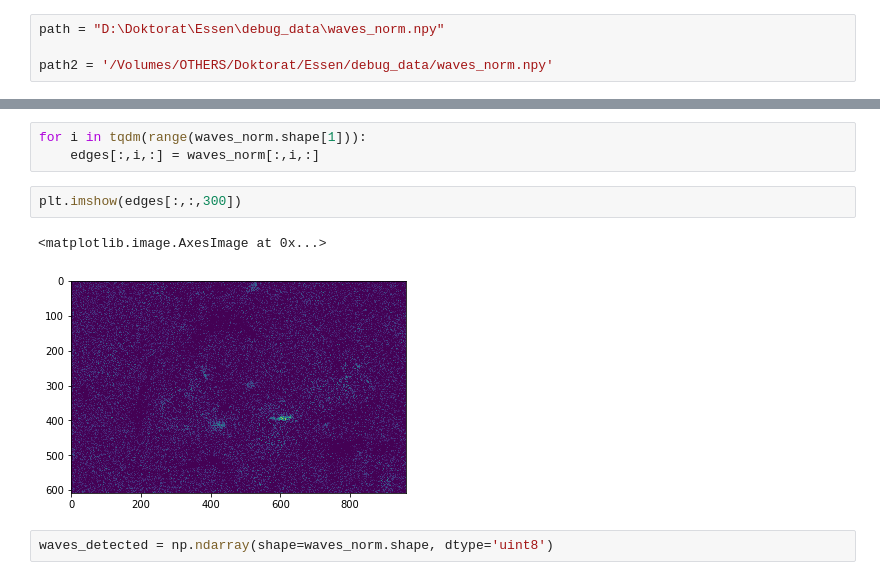
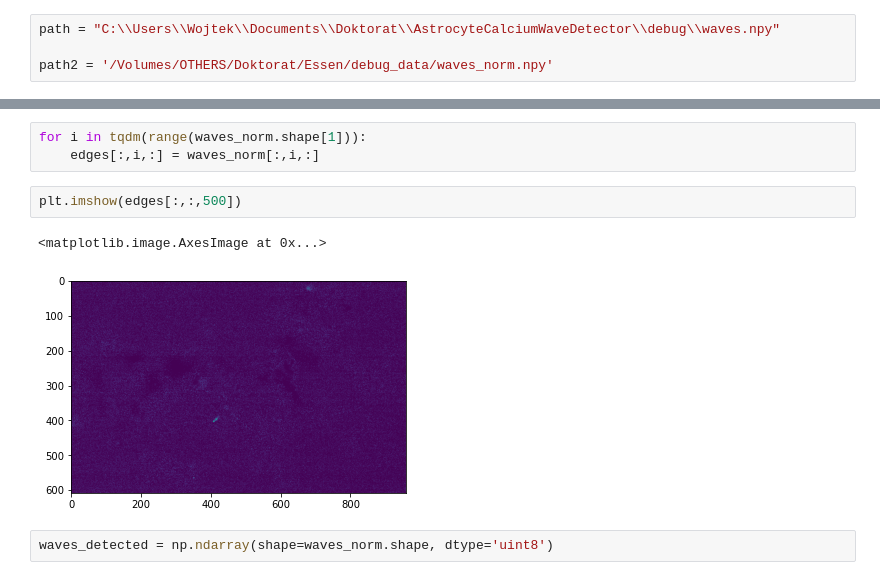
Before and after one commit to wprazuch/Astral, a Jupyter notebook: notebooks/Waves_repr_handling.ipynb, the cells around one changed output, grey strips where cells are left out. Cells and saved outputs as stored; diff of their text form.

```diff
--- a/notebooks/Waves_repr_handling.ipynb
+++ b/notebooks/Waves_repr_handling.ipynb
@@ -10,7 +10,7 @@ from tqdm import tqdm
 import matplotlib.animation as animation
 import re
 # %%
-path = "D:\Doktorat\Essen\debug_data\waves_norm.npy"
+path = "C:\\Users\\Wojtek\\Documents\\Doktorat\\AstrocyteCalciumWaveDetector\\debug\\waves.npy"
 
 path2 = '/Volumes/OTHERS/Doktorat/Essen/debug_data/waves_norm.npy'
 # %%
@@ -57,10 +81,10 @@ edges = np.ndarray(shape=waves_norm.shape, dtype='uint8')
 for i in tqdm(range(waves_norm.shape[1])):
     edges[:,i,:] = waves_norm[:,i,:]
 # %%
-plt.imshow(edges[:,:,300])
+plt.imshow(edges[:,:,500])
 # %% [output]
 <matplotlib.image.AxesImage at 0x...>
-[figure, old version]
+[figure, new version]
 # %%
 waves_detected = np.ndarray(shape=waves_norm.shape, dtype='uint8')
 # %%
```
Also changed, not shown: parts of 6 cells of this notebook, 16 other files.
